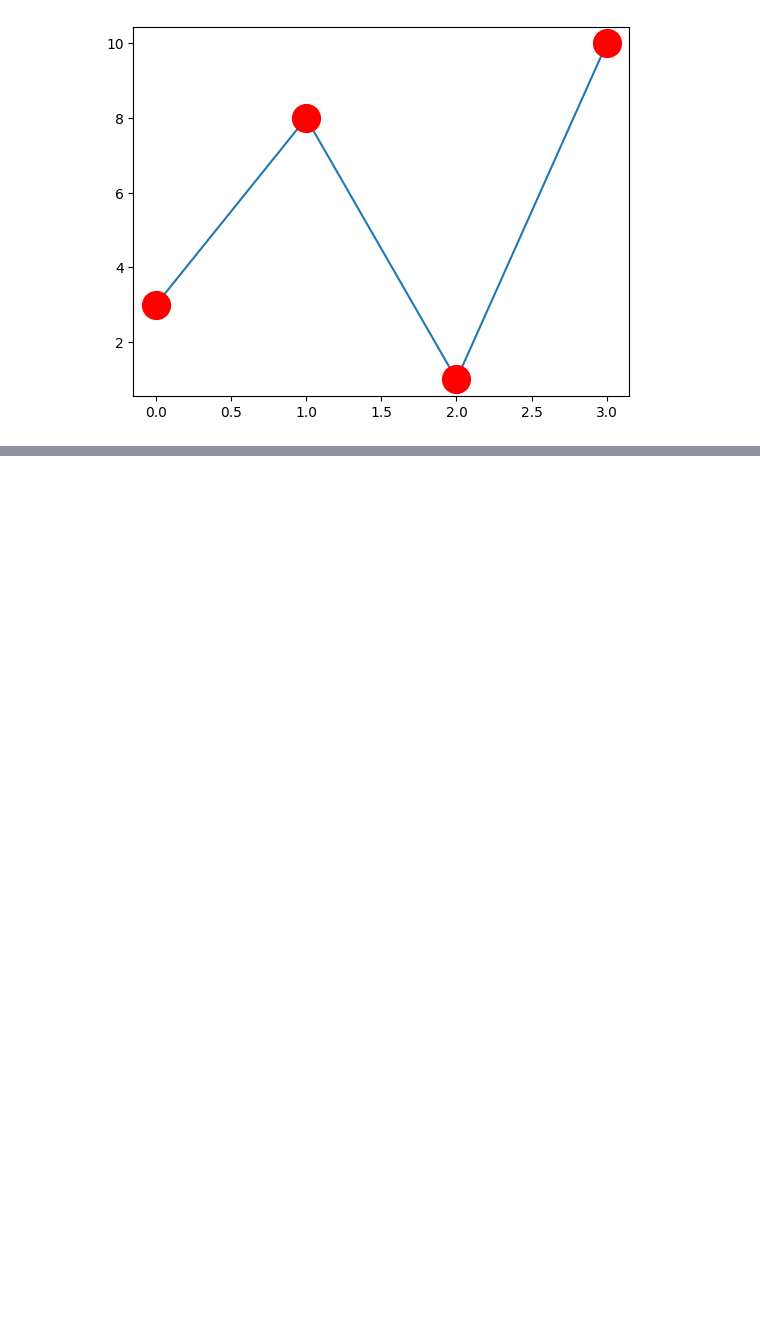
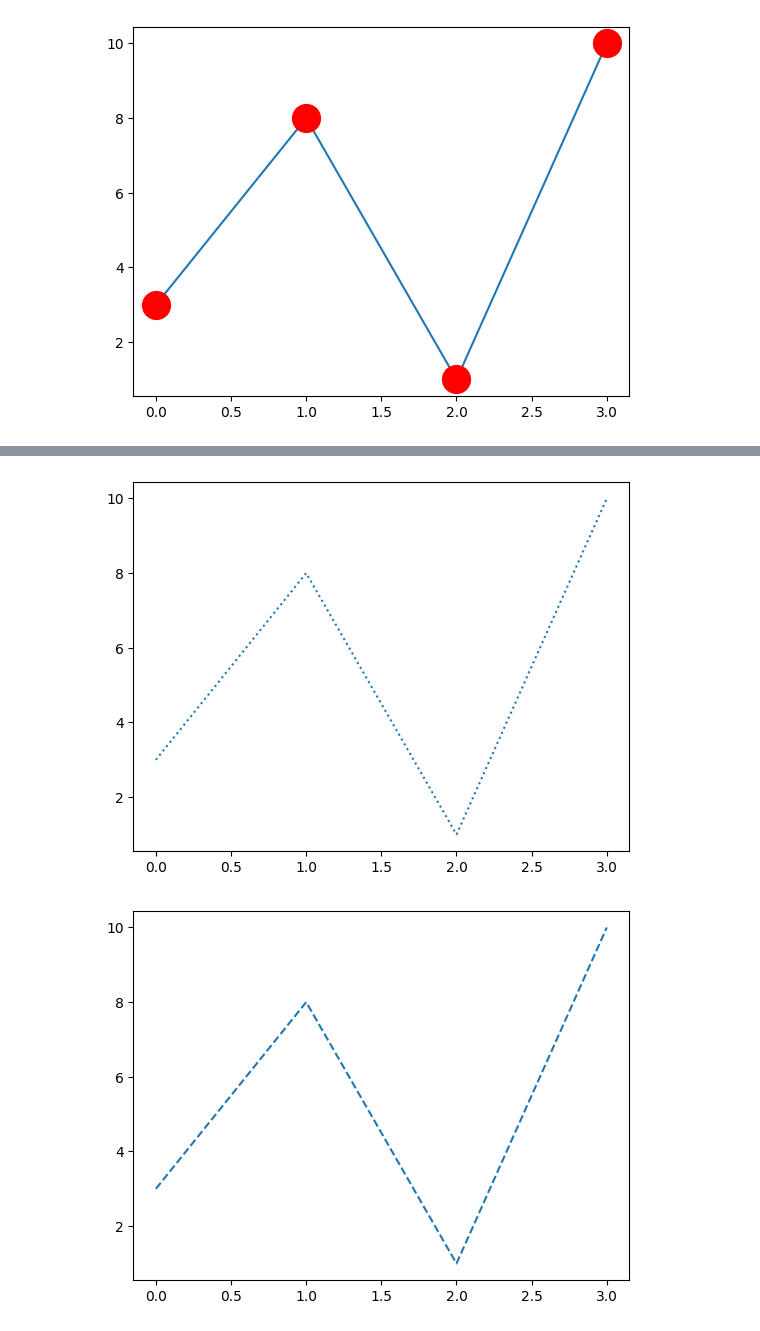
Before and after one commit to alexgaarciia/PythonDataScience, a Jupyter notebook: Matplotlib/learning_matplotlib.ipynb, the cells around one changed output, grey strips where cells are left out. Saved outputs shown, nothing was run; the diff lists cells and outputs as text; code cells hidden in the pictures; blank space fills up the shorter version.

```diff
--- a/Matplotlib/learning_matplotlib.ipynb
+++ b/Matplotlib/learning_matplotlib.ipynb
@@ -150,0 +152,11 @@ plt.show()
+# %%
+ypoints = np.array([3, 8, 1, 10])
+
+plt.plot(ypoints, ls="dotted")
+plt.show()
+
+plt.plot(ypoints, ls="dashed")
+plt.show()
+# %% [output]
+[figure, added]
+[figure, added]
```
Also changed, not shown: parts of 71 cells of this notebook.
